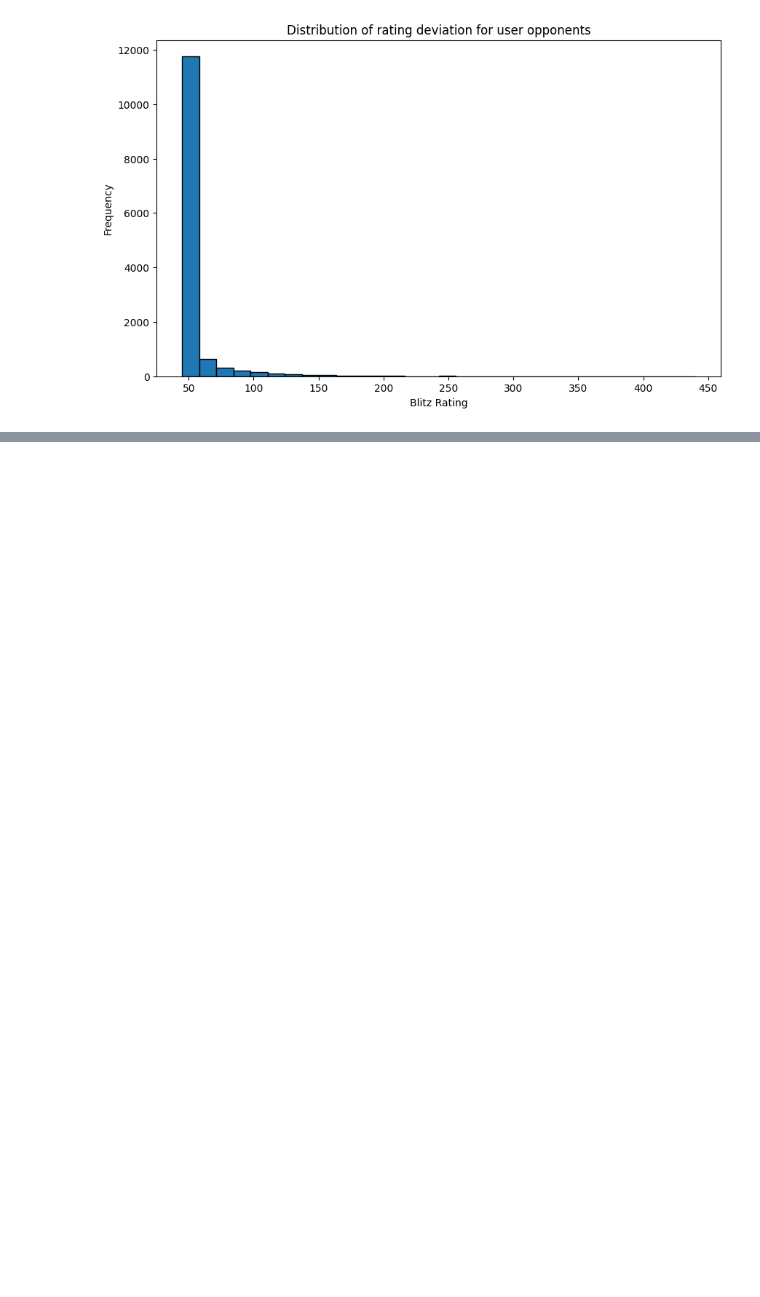
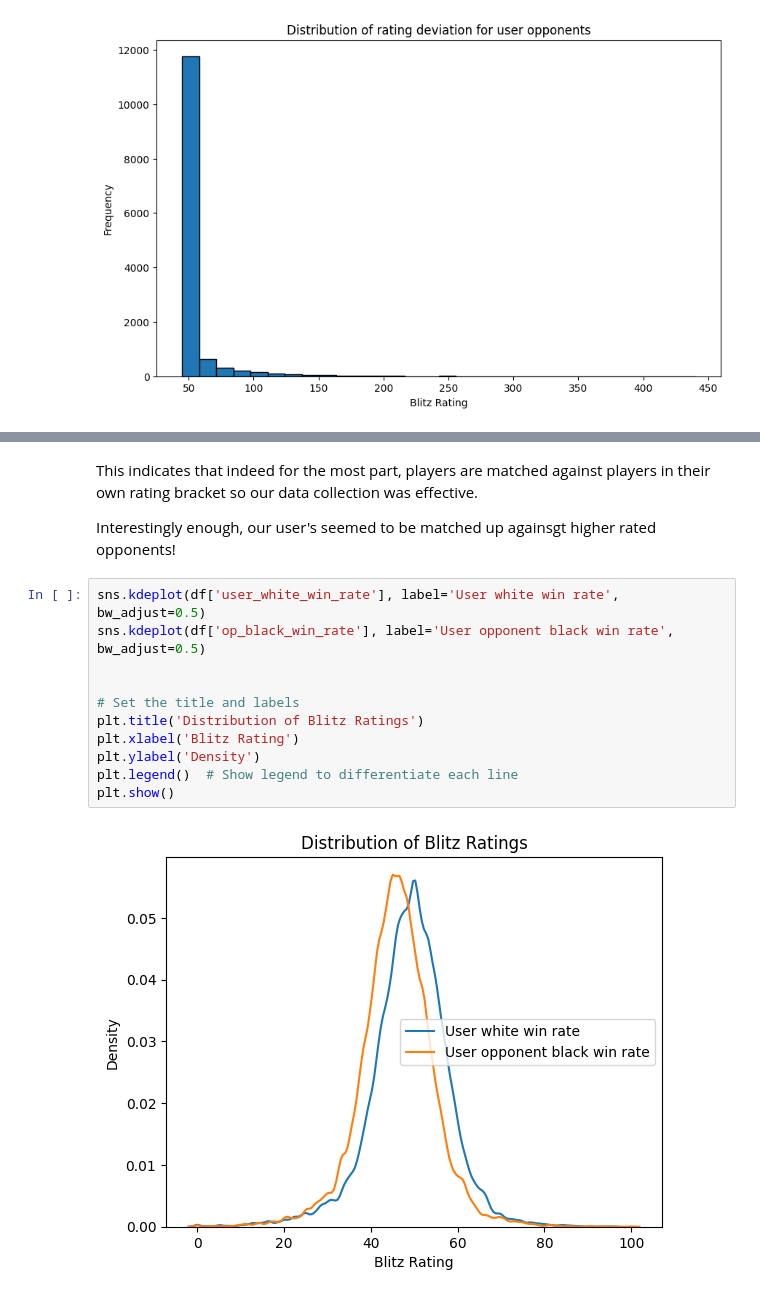
Before and after one commit to KaiSolter/cs506_final_project, a Jupyter notebook: final_report/final.ipynb, the cells around one changed output, grey strips where cells are left out. Cells and saved outputs as stored; diff of their text form; blank space fills up the shorter version.

```diff
--- a/final_report/final.ipynb
+++ b/final_report/final.ipynb
@@ -219,0 +236,17 @@ plt.show()
+# %% [markdown]
+This indicates that indeed for the most part, players are matched against players in their own rating bracket so our data collection was effective.
+
+Interestingly enough, our user's seemed to be matched up againsgt higher rated opponents!
+# %%
+sns.kdeplot(df['user_white_win_rate'], label='User white win rate', bw_adjust=0.5)
+sns.kdeplot(df['op_black_win_rate'], label='User opponent black win rate', bw_adjust=0.5)
+
+
+# Set the title and labels
+plt.title('Distribution of Blitz Ratings')
+plt.xlabel('Blitz Rating')
+plt.ylabel('Density')
+plt.legend()  # Show legend to differentiate each line
+plt.show()
+# %% [output]
+[figure, added]
```
Also changed, not shown: parts of 2 cells of this notebook.
